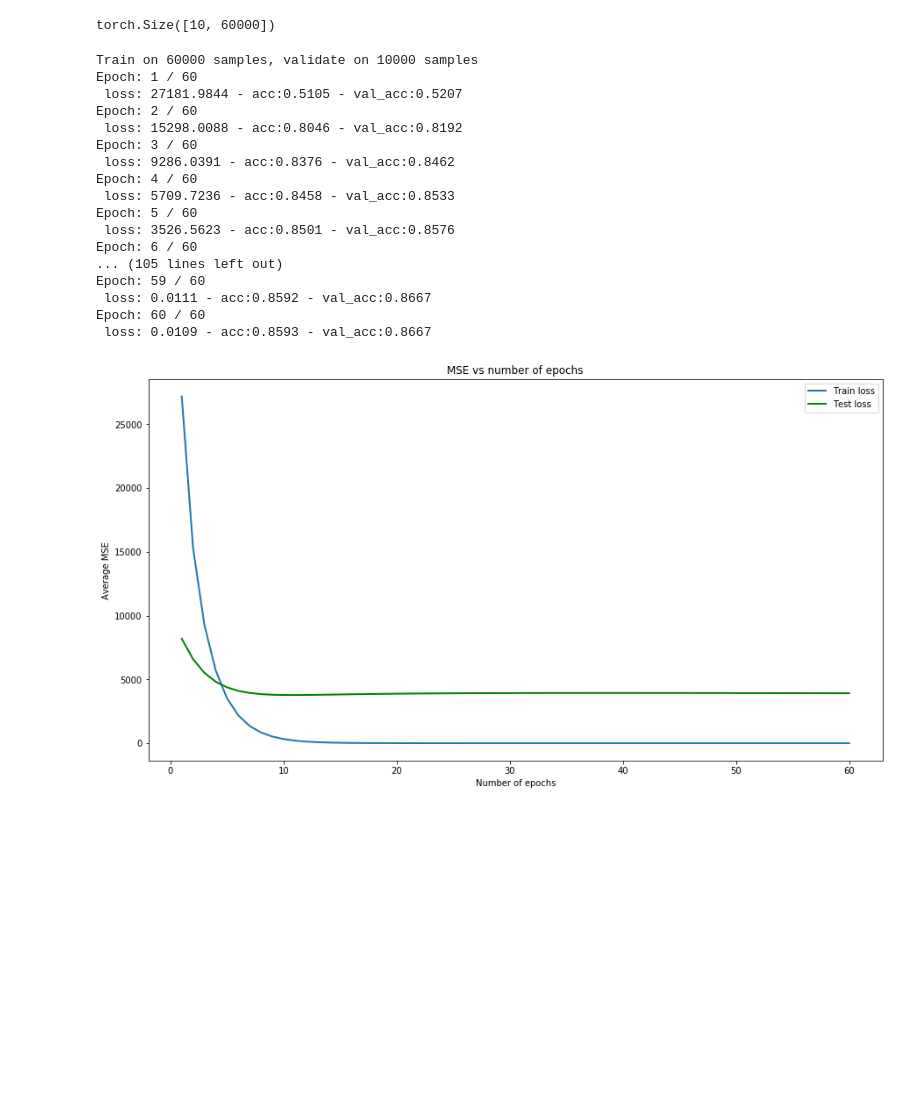
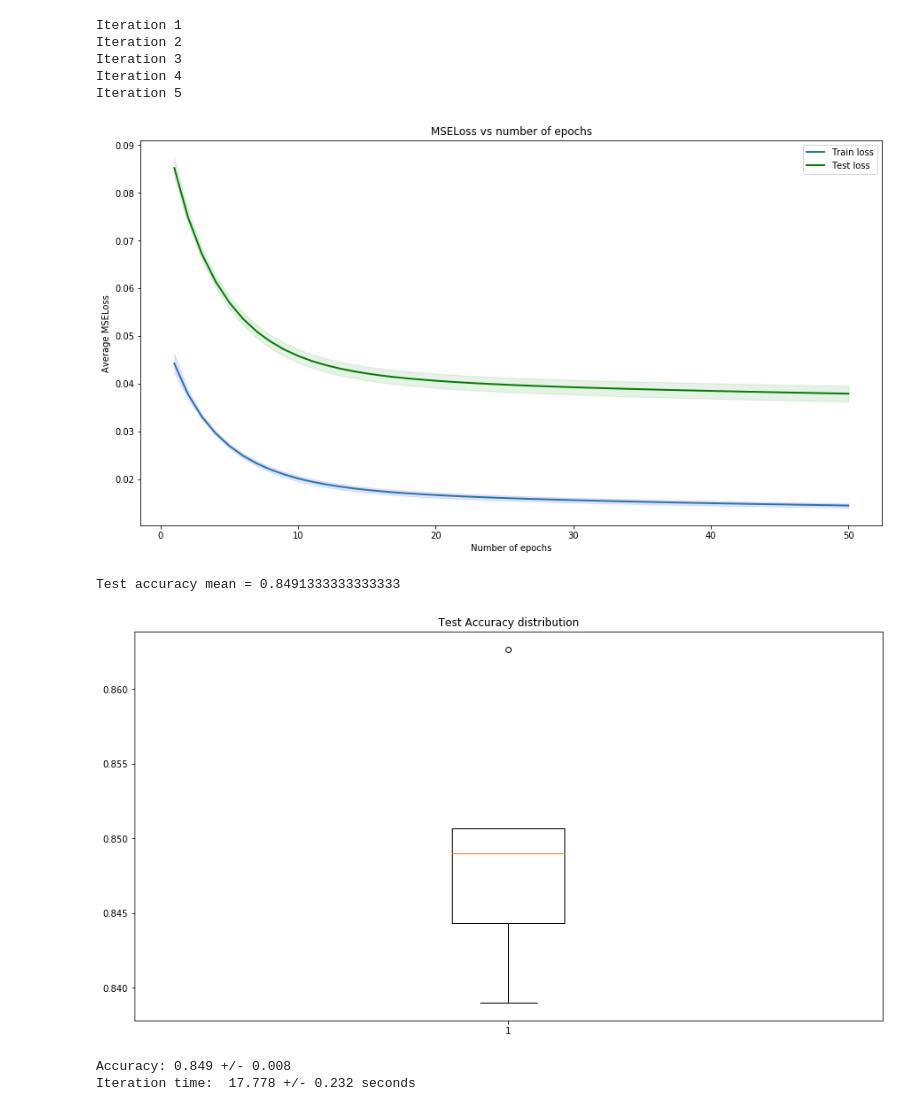
Before and after one commit to lamolivier/EPFL-OptiML-Project, a Jupyter notebook: main_bcd.ipynb, the cells around one changed output. Cells and saved outputs as stored; diff of their text form; code cells hidden in the pictures; blank space fills up the shorter version.

```diff
--- a/main_bcd.ipynb
+++ b/main_bcd.ipynb
@@ -72,60 +0,0 @@ model.init_aux_params(x_train)
-# %%
-y_train_1hot.size()
-# %% [output]
-torch.Size([10, 60000])
-# %%
-# TODO add time measurements
-
-print('Train on', n_samples_train, 'samples, validate on', n_samples_test, 'samples')
-for k in range(n_iter):
-    model = ModelBCD(input_layer_size, layer_1_size, layer_2_size, layer_3_size, classes, gamma, alpha, rho)
-    for e in range(n_epochs)
-        model.update_params(y_train_1hot, x_train)
-
-        train_output = model.forward(x_train)
-
-        # training prediction
-        pred_train = torch.argmax(train_output, dim=0)
-
-        test_output = model.forward(x_test)
-
-        # test/validation prediction
-        pred_test = torch.argmax(test_output, dim=0)
-
-        # compute training loss
-        loss[k] = torch.pow(torch.dist(model.V4, y_train_1hot, 2), 2)
-        loss_test[k] = torch.pow(torch.dist(test_output, y_test_1hot, 2), 2)
-
-        # compute training accuracy
-        correct_train = pred_train == y_train
-        accuracies_train[k] = np.mean(correct_train.numpy())
-
-        # compute validation accuracy
-        correct_test = pred_test == y_test
-        accuracies_test[k] = np.mean(correct_test.numpy())
-
-    # print results
-    print(
-        f"Epoch: {k + 1} / {n_iter} \n loss: {loss[k]:.4f} - acc:{accuracies_train[k]:.4f} - val_acc:{accuracies_test[k]:.4f}")
-# %% [output]
-Train on 60000 samples, validate on 10000 samples
-Epoch: 1 / 60
- loss: 27181.9844 - acc:0.5105 - val_acc:0.5207
-Epoch: 2 / 60
- loss: 15298.0088 - acc:0.8046 - val_acc:0.8192
-Epoch: 3 / 60
- loss: 9286.0391 - acc:0.8376 - val_acc:0.8462
-Epoch: 4 / 60
- loss: 5709.7236 - acc:0.8458 - val_acc:0.8533
-Epoch: 5 / 60
- loss: 3526.5623 - acc:0.8501 - val_acc:0.8576
-Epoch: 6 / 60
-... (105 lines left out)
-Epoch: 59 / 60
- loss: 0.0111 - acc:0.8592 - val_acc:0.8667
-Epoch: 60 / 60
- loss: 0.0109 - acc:0.8593 - val_acc:0.8667
-# %%
-helpers.plot_losses(loss, loss_test, n_iter)
-# %% [output]
-[figure, removed]
@@ -131,0 +3,18 @@ helpers.plot_losses(loss, loss_test, n_iter)
+# %%
+N_TRAIN_SAMPLES = 3000
+N_VALI_SAMPLES = 1000
+N_ITER = 5
+N_EPOCHS = 50
+# %%
+full_train_test(N_TRAIN_SAMPLES, N_VALI_SAMPLES, N_ITER, N_EPOCHS)
+# %% [output]
+Iteration 1
+Iteration 2
+Iteration 3
+Iteration 4
+Iteration 5
+[figure, added]
+Test accuracy mean = 0.8491333333333333
+[figure, added]
+Accuracy: 0.849 +/- 0.008
+Iteration time:  17.778 +/- 0.232 seconds
```
Also changed, not shown: parts of 17 cells of this notebook, 6 other files.
